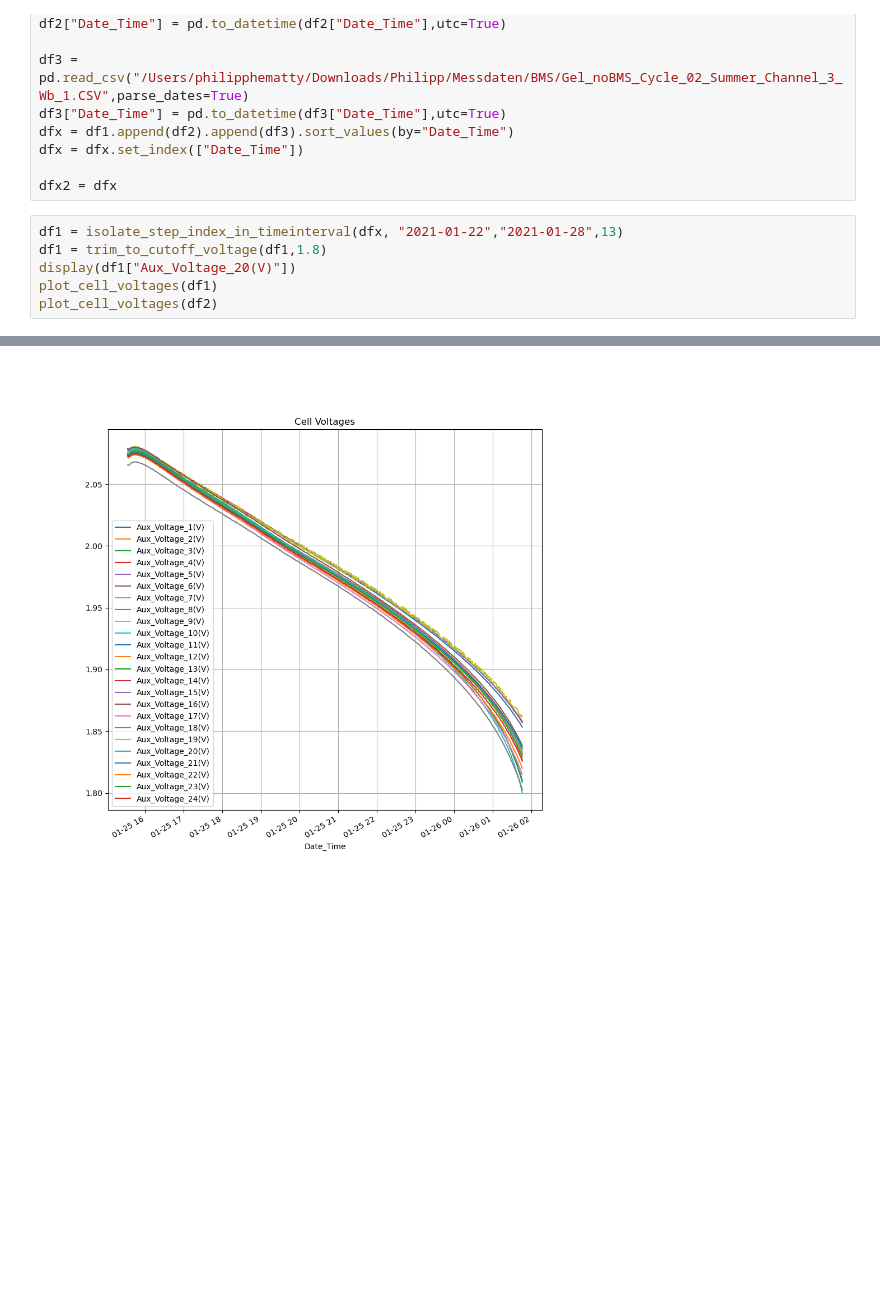
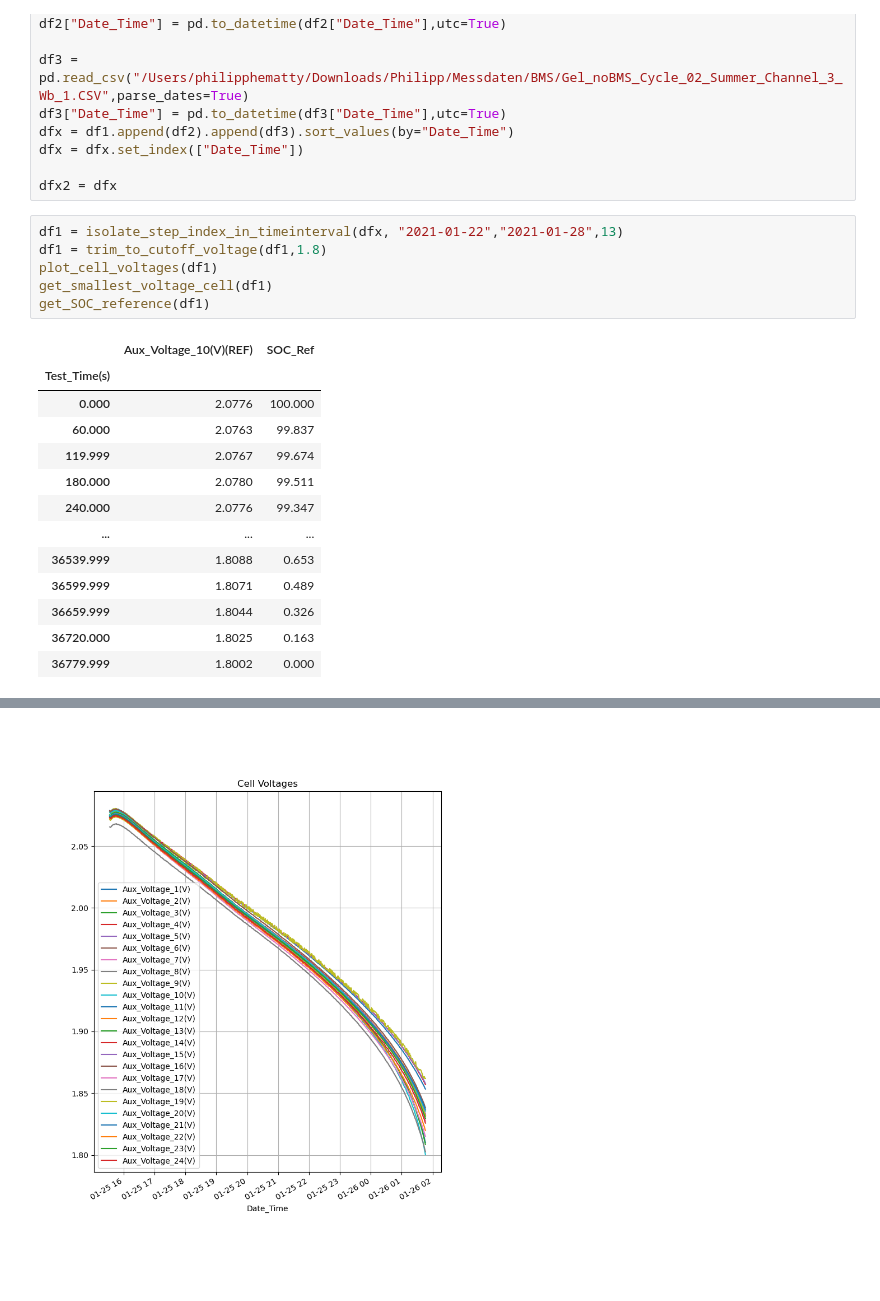
Before and after one commit to PhilHem/PyBatPredictor, a Jupyter notebook: Notebook.ipynb, the cells around one changed output, grey strips where cells are left out. Cells and saved outputs as stored; diff of their text form; blank space fills up the shorter version.

Commit message:
added get_SOC_reference()

```diff
--- a/Notebook.ipynb
+++ b/Notebook.ipynb
@@ -20,7 +20,20 @@ dfx2 = dfx
 # %%
 df1 = isolate_step_index_in_timeinterval(dfx, "2021-01-22","2021-01-28",13)
 df1 = trim_to_cutoff_voltage(df1,1.8)
-display(df1["Aux_Voltage_20(V)"])
 plot_cell_voltages(df1)
-plot_cell_voltages(df2)
+get_smallest_voltage_cell(df1)
+get_SOC_reference(df1)
 # %% [output]
+|  | Aux_Voltage_10(V)(REF) | SOC_Ref |
+| Test_Time(s) |  |  |
+| 0.000 | 2.0776 | 100.000 |
+| 60.000 | 2.0763 | 99.837 |
+| 119.999 | 2.0767 | 99.674 |
+| 180.000 | 2.0780 | 99.511 |
+| 240.000 | 2.0776 | 99.347 |
+| ... | ... | ... |
+| 36539.999 | 1.8088 | 0.653 |
+| 36599.999 | 1.8071 | 0.489 |
+| 36659.999 | 1.8044 | 0.326 |
+| 36720.000 | 1.8025 | 0.163 |
+| 36779.999 | 1.8002 | 0.000 |
@@ -40 +41 @@ Name: Aux_Voltage_20(V), Length: 614, dtype: float64
-[figure, old version]
+[figure, new version]
```
Also changed, not shown: parts of 1 cell of this notebook, 1 other file.
